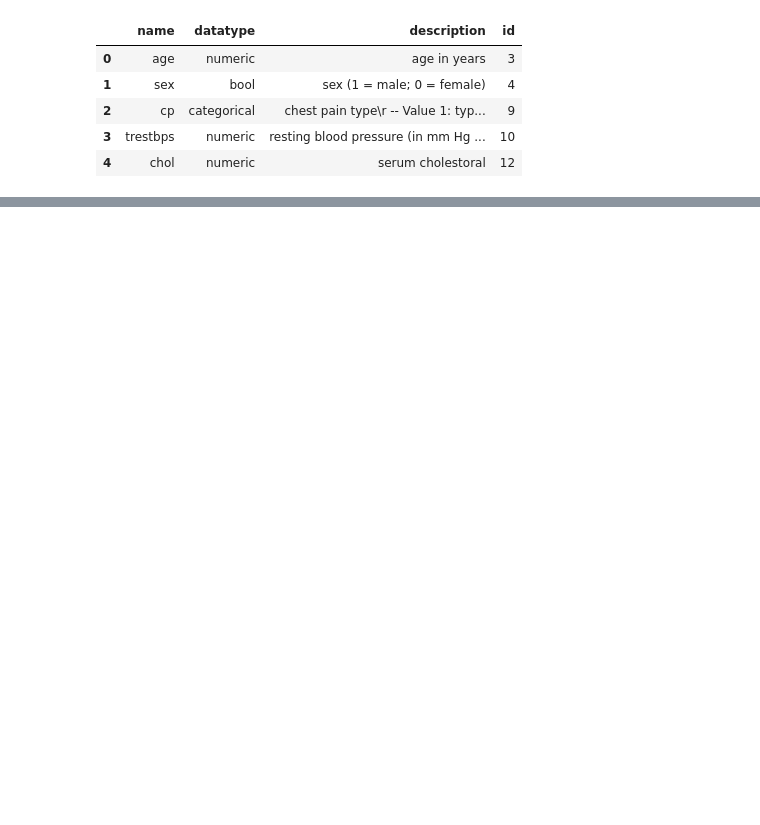
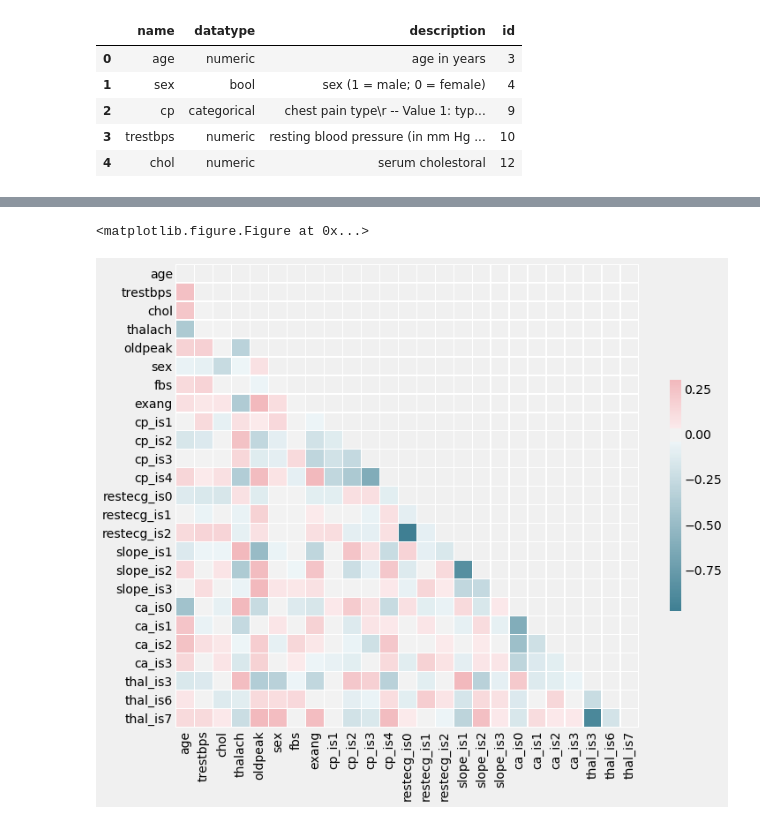
Before and after one commit to TychonautVII/heart_disease_dm, a Jupyter notebook: heart_disease/playground.ipynb, the cells around one changed output, grey strips where cells are left out. Cells and saved outputs as stored; diff of their text form; code cells hidden in the pictures; blank space fills up the shorter version.

Commit message:
adjusted the format of the saved off data, and added a visualzation of the correlation matrix

```diff
--- a/heart_disease/playground.ipynb
+++ b/heart_disease/playground.ipynb
@@ -33,11 +33,3 @@ meta_data_df.head()
 | 2 | cp | categorical | chest pain type\r -- Value 1: typ... | 9 |
 | 3 | trestbps | numeric | resting blood pressure (in mm Hg ... | 10 |
 | 4 | chol | numeric | serum cholestoral | 12 |
-# %%
-# Import Raw Data
-data_file_name_str = 'processed.hungacian.data.txt'
-data_df = pre_proc.load_raw_data(raw_data_path_str+data_file_name_str,processed_data_path_str+'meta_data.csv')
-data_df.head()
-
-X = np.array(data_df.iloc[:,:-1])
-y = np.array(data_df['ispos_truth'])
@@ -57,0 +36,5 @@ plt.show()
+# %%
+# Import Raw Data
+data_file_name_str = 'train_validation.cleveland.csv'
+data_df = pre_proc.load_data(data_path+data_file_name_str)
+data_df.head()
@@ -57,0 +49,11 @@ plt.show()
+# %%
+dc = pre_proc.DataCleaner(data_path+'meta_data.csv')
+# %%
+clean_df = dc.get_clean_dataframe(data_df)
+# %%
+hdp.correlation_matrix(clean_df)
+plt.savefig(output_path + 'correlation.png', bbox_inches='tight')
+plt.show()
+# %% [output]
+<matplotlib.figure.Figure at 0x...>
+[figure, added]
```
Also changed, not shown: parts of 6 cells of this notebook, 11 other files.
